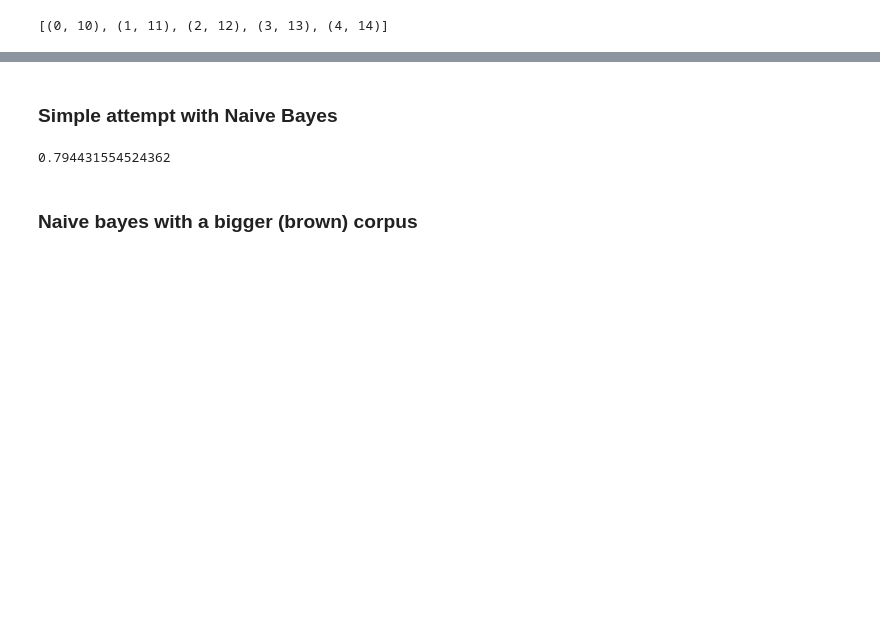
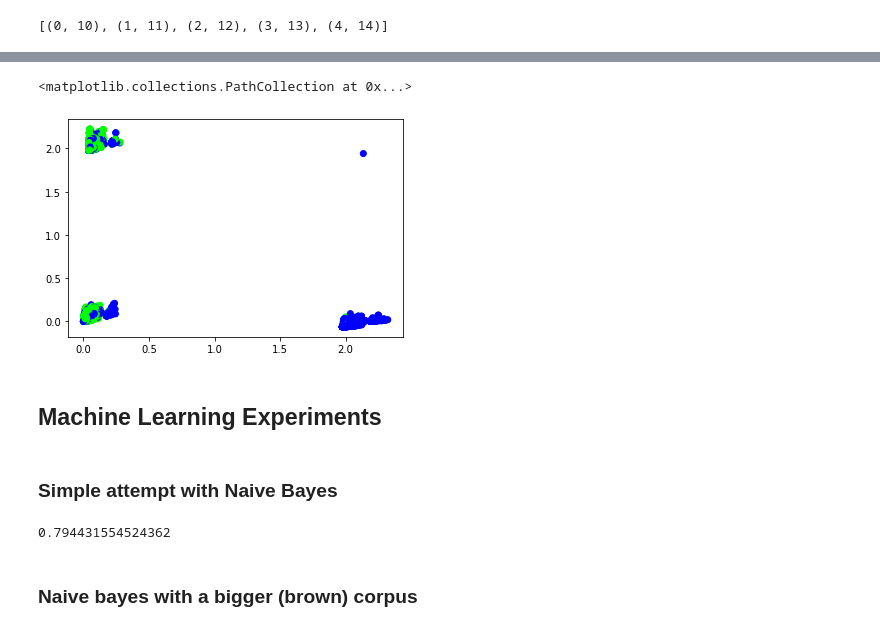
Before and after one commit to liadmagen/NLP-Course, a Jupyter notebook: exercises_notebooks_solutions/04_LM_PP_Attachment_classification__solution.ipynb, the cells around one changed output, grey strips where cells are left out. Saved outputs shown, nothing was run; the diff lists cells and outputs as text; code cells hidden in the pictures; blank space fills up the shorter version.

```diff
--- a/exercises_notebooks_solutions/04_LM_PP_Attachment_classification__solution.ipynb
+++ b/exercises_notebooks_solutions/04_LM_PP_Attachment_classification__solution.ipynb
@@ -765,3 +847,29 @@ array(['assets', 'assets of', 'assets of thrifts',
+# %%
+import matplotlib.pyplot as plt
+from sklearn.decomposition import TruncatedSVD #, an alternative to PCA for sparsed matrices
+
+# we use the answers as the color: Green for 'V', Blue for 'N'
+answers = ['#00FF00' if example['answer']=='V' else '#0000FF' for example in train_examples]
+
+# We convert our sentences into vectorized representation
+joined_sentences = [' '.join(example['keywords']) for example in train_examples]
+keywords_list = [example['keywords'] for example in train_examples]
+additional_ngrams = [' '.join((tuple_item[0], tuple_item[2], tuple_item[3], tuple_item[1])) for tuple_item in keywords_list]
+corpus = [sentence + " " + ngrams for sentence, ngrams in zip(joined_sentences, additional_ngrams)]
+vect = CountVectorizer(ngram_range=(1, 4))
+sentence_mat = vect.fit_transform(corpus)
+
+# reduce them into 2-D
+svd = TruncatedSVD(n_components=2)
+svdfit = svd.fit_transform(sentence_mat)
+
+# And plot them
+plt.scatter(svdfit[:, 0], svdfit[:, 1], c=answers)
+# %% [output]
+<matplotlib.collections.PathCollection at 0x...>
+[figure, added]
+# %% [markdown]
+## Machine Learning Experiments
 # %% [markdown]
 ### Simple attempt with Naive Bayes
 # %%
```
Also changed, not shown: parts of 13 cells of this notebook.
